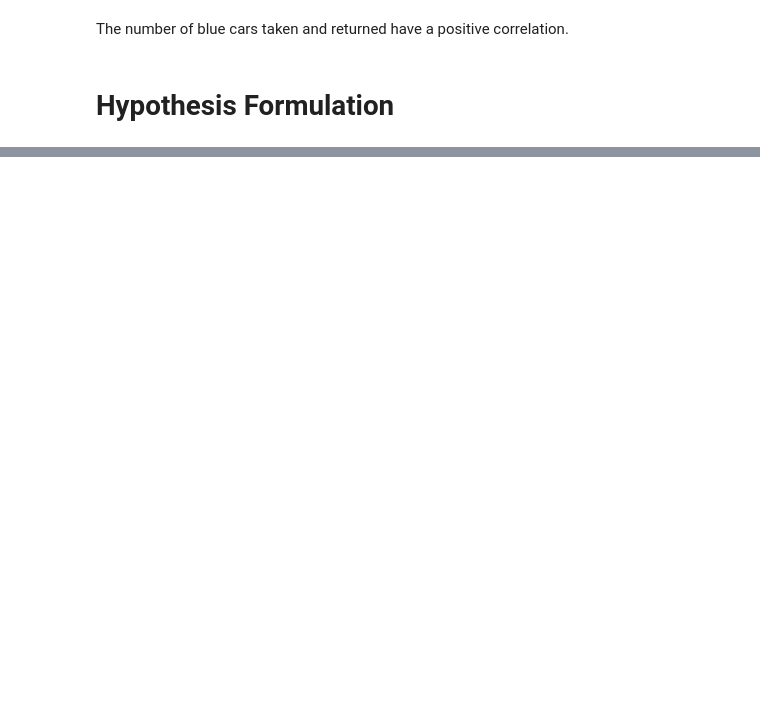
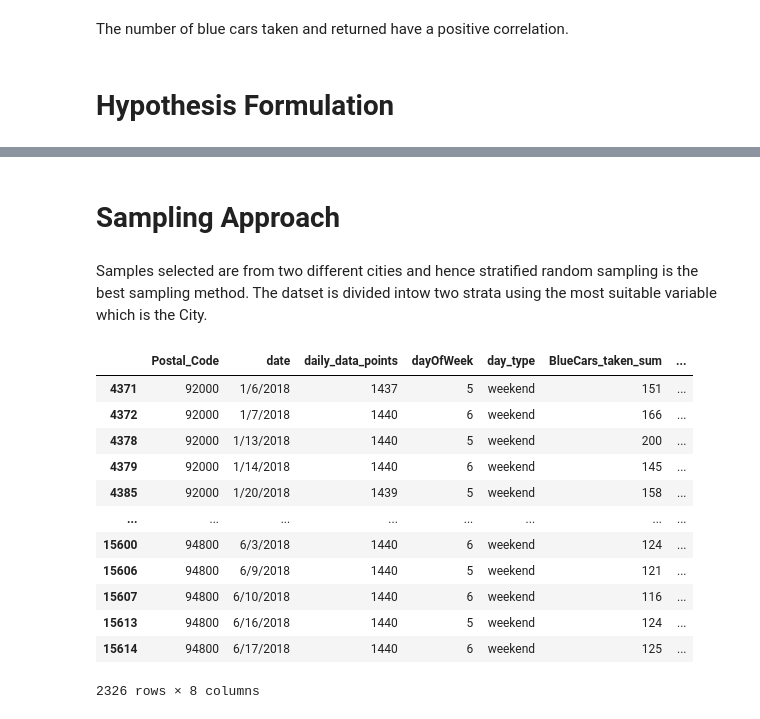
Before and after one commit to WambuiN/DSCore_Week4_IP, a Jupyter notebook: Wambui_Njoroge_DSCore_IP4.ipynb, the cells around one changed output, grey strips where cells are left out. Saved outputs shown, nothing was run; the diff lists cells and outputs as text; code cells hidden in the pictures; blank space fills up the shorter version.

```diff
--- a/Wambui_Njoroge_DSCore_IP4.ipynb
+++ b/Wambui_Njoroge_DSCore_IP4.ipynb
@@ -329,0 +351,17 @@ The number of blue cars taken and returned have a positive correlation.
+# %%
+Postal_Coding = [
+    (autolib_df['Postal_Code'] >= 75000) & (autolib_df['Postal_Code'] <= 75999),
+    (autolib_df['Postal_Code'] >= 78000) & (autolib_df['Postal_Code'] <= 78999),
+    (autolib_df['Postal_Code'] >= 91000) & (autolib_df['Postal_Code'] <= 91999),
+    (autolib_df['Postal_Code'] >= 92000) & (autolib_df['Postal_Code'] <= 92999),
+    (autolib_df['Postal_Code'] >= 93000) & (autolib_df['Postal_Code'] <= 93999),
+    (autolib_df['Postal_Code'] >= 94000) & (autolib_df['Postal_Code'] <= 94999),
+    (autolib_df['Postal_Code'] >= 95000) & (autolib_df['Postal_Code'] <= 95999),
+    ]
+# %%
+# create City for each postal coding
+City_arr = ['Colombes', 'Fontenay_Sous_Bois', 'Le Bourget', 'Raymond Losserand', 'Paris', 'Charles-de-Gulle', 'Porte']
+
+autolib_df['City'] = np.select(Postal_Coding, City_arr)
+# %%
+autolib_df['City'] = autolib_df['City'].replace(['Raymond Losserand'],'Raymond_Losserand')
@@ -329,0 +386,21 @@ The number of blue cars taken and returned have a positive correlation.
+# %% [markdown]
+# Sampling Approach
+# %% [markdown]
+Samples selected are from two different cities and hence stratified random sampling is the best sampling method. The datset is divided intow two strata using the most suitable variable which is the City.
+# %%
+autolib_df2 = autolib_df.loc[autolib_df['City'].isin(['Raymond Losserand','Charles-de-Gulle']) & autolib_df['day_type'].isin(['weekend'])]
+autolib_df2
+# %% [output]
+|  | Postal_Code | date | daily_data_points | dayOfWeek | day_type | BlueCars_taken_sum | ... |
+| 4371 | 92000 | 1/6/2018 | 1437 | 5 | weekend | 151 | ... |
+| 4372 | 92000 | 1/7/2018 | 1440 | 6 | weekend | 166 | ... |
+| 4378 | 92000 | 1/13/2018 | 1440 | 5 | weekend | 200 | ... |
+| 4379 | 92000 | 1/14/2018 | 1440 | 6 | weekend | 145 | ... |
+| 4385 | 92000 | 1/20/2018 | 1439 | 5 | weekend | 158 | ... |
+| ... | ... | ... | ... | ... | ... | ... | ... |
+| 15600 | 94800 | 6/3/2018 | 1440 | 6 | weekend | 124 | ... |
+| 15606 | 94800 | 6/9/2018 | 1440 | 5 | weekend | 121 | ... |
+| 15607 | 94800 | 6/10/2018 | 1440 | 6 | weekend | 116 | ... |
+| 15613 | 94800 | 6/16/2018 | 1440 | 5 | weekend | 124 | ... |
+| 15614 | 94800 | 6/17/2018 | 1440 | 6 | weekend | 125 | ... |
+2326 rows × 8 columns
```
Also changed, not shown: parts of 29 cells of this notebook.
